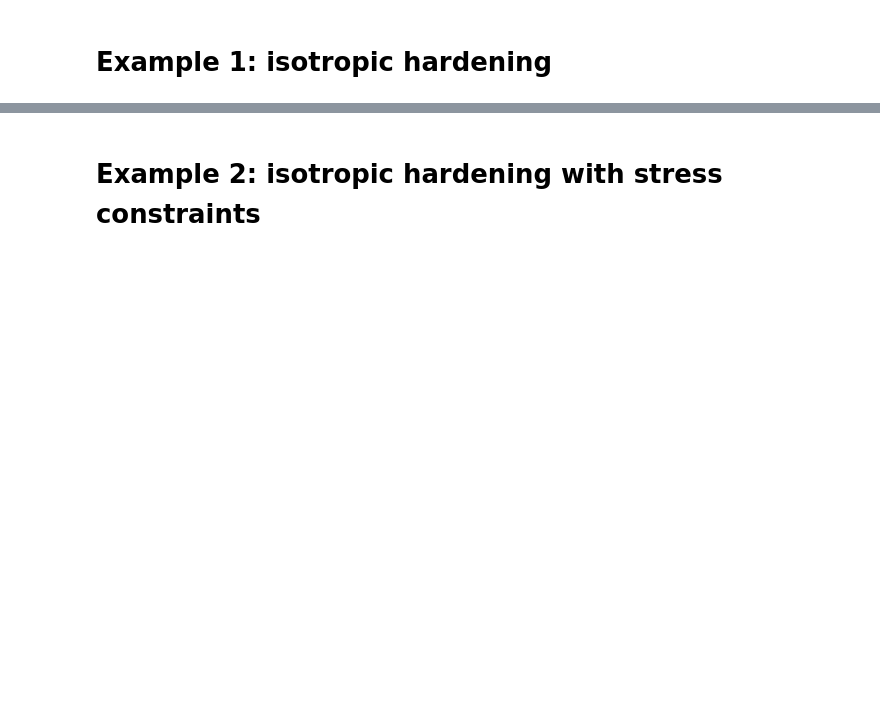
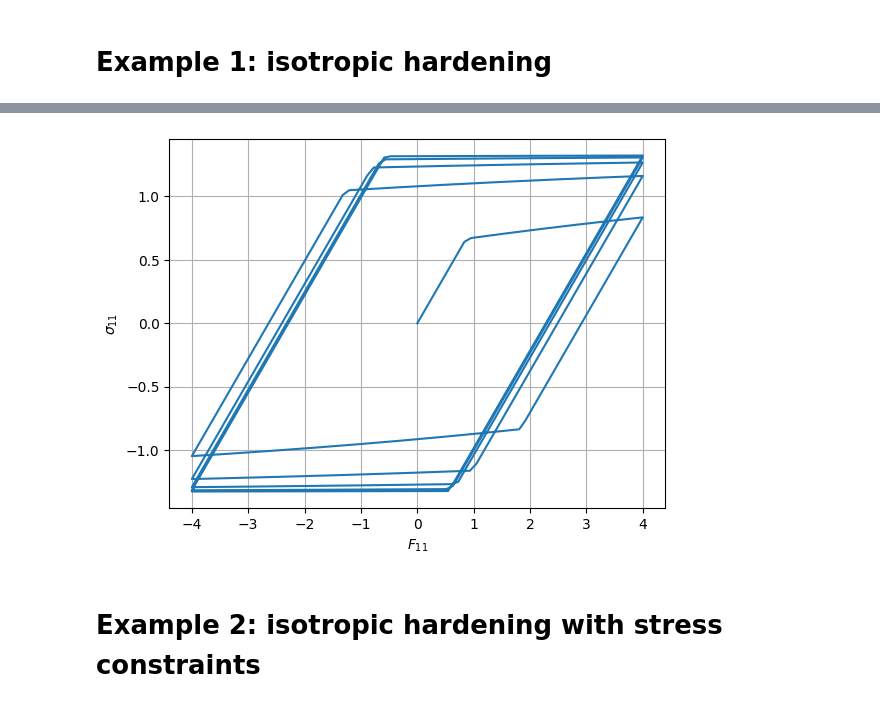
Before and after one commit to kerfriden/jax_constitutive_law, a Jupyter notebook: jax_cl_3.ipynb, the cells around one changed output, grey strips where cells are left out. Drawn from its saved outputs; the diff is of its cells as text; code cells hidden in the pictures; blank space fills up the shorter version.

```diff
--- a/jax_cl_3.ipynb
+++ b/jax_cl_3.ipynb
@@ -503,9 +503,12 @@ def simulate(update_fn, internal_state, load, params):
 def R_iso(p, params):
     return params["Q"] * (1.0 - jnp.exp(-params["b"] * p))
 
+def vm(sigma, params):
+    s = dev_voigt(sigma)
+    return jnp.sqrt(3.0/2.0) * jnp.sqrt(jnp.vdot(s, s))
+
 def f_func(sigma, p, params):
-    s = dev_voigt(sigma)
-    return jnp.sqrt(3.0/2.0) * norm_voigt(s) - (params["sigma_y"] + R_iso(p, params))
+    return vm(sigma, params) - (params["sigma_y"] + R_iso(p, params))
 
 #grad_f_wrt_sigma = jax.grad(lambda sigma, p, params: f_func(sigma, p, params), argnums=0)
 
@@ -513,7 +516,7 @@ def f_func(sigma, p, params):
 def residuals(x, epsilon, state_old, params):
 
     C = C_iso_voigt(params["E"], params["nu"])
-    sigma, eps_p, p, gamma = x["sigma"], x["eps_p"], x["p"], x["gamma"]
+    sigma, eps_p, p = x["sigma"], x["eps_p"], x["p"]
     eps_p_old, p_old = state_old["epsilon_p"], state_old["p"]
 
     sig_trial = C @ (epsilon - eps_p_old)
@@ -527,13 +530,12 @@ def residuals(x, epsilon, state_old, params):
     # pas de projection supplémentaire ici (reste fidèle à la version qui marche)
 
     # 3) écoulement associé + cumul de plasticité
-    res_epsp  = (eps_p - eps_p_old) - gamma * df_dsigma
-    res_p     = (p - p_old) - gamma
+    res_epsp  = (eps_p - eps_p_old) -(p - p_old) * df_dsigma
 
     # 4) consistance plastique vs. γ=0 élastique
-    res_gamma = f_func(sigma, p, params)
+    res_p = f_func(sigma, p, params)
 
-    return {"res_sigma": res_sigma, "res_epsp": res_epsp, "res_p": res_p, "res_gamma": res_gamma}
+    return {"res_sigma": res_sigma, "res_epsp": res_epsp, "res_p": res_p}
 
 # ----------------- constitutive update (pure function) -----------------
 def constitutive_update_fn(state_old, step_load, params, alg = {"tol" :1e-8, "abs_tol":1e-12, "max_it":100}):
@@ -559,8 +561,7 @@ def constitutive_update_fn(state_old, step_load, params, alg = {"tol" :1e-8, "ab
         x0 = {
             "sigma": sigma_trial,
             "eps_p": eps_p_old,
-            "p":     jnp.asarray(p_old, dtype=dtype),
-            "gamma": jnp.asarray(0.0, dtype=dtype),
+            "p":     jnp.asarray(p_old, dtype=dtype)
         }
         x_sol, iters = newton_unravel(
             residuals, x0, (epsilon, state_old, params),
@@ -654,0 +731,59 @@ iteration count (first 100) [0 0 0 0 0 0 0 0 2 2 2 2 2 2 2 2 2 2 2 2 2 2 2 2 2 2
+# %%
+from dataclasses import fields
+# material params
+E, nu = 1.0, 0.3
+params = {
+    "sigma_y": 1.0,
+    "Q": 1.0,
+    "b": jnp.array(0.1),
+    "E" : 1.0,
+    "nu": 0.3,
+}
+
+# strain history
+n_ts = 1000
+ts = jnp.linspace(0., 1., n_ts)
+eps_xx = 4.0 * jnp.sin(ts * 30.0)
+epsilon_ts = (jnp.zeros((n_ts, 6))
+              .at[:, 0].set(eps_xx)
+              .at[:, 1].set(-0.5 * eps_xx)
+              .at[:, 2].set(-0.5 * eps_xx))
+
+print("epsilon_ts.dtype",epsilon_ts.dtype)
+
+load={"epsilon": epsilon_ts}
+
+# initial state
+state0 = {"epsilon_p": jnp.zeros(6), "p": jnp.array(0.0)}
+
+# run
+t0 = time.time()
+state_T, saved = simulate(constitutive_update_fn,state0, load, params)
+fields_ts, state_ts, logs_ts = saved["fields"], saved["state"], saved["logs"]
+jax.block_until_ready(saved)
+print("simulate (first call):  %.2f ms" % ((time.time()-t0)*1e3))
+
+# run
+t0 = time.time()
+state_T, saved = simulate(constitutive_update_fn,state0, load, params)
+fields_ts, state_ts, logs_ts = saved["fields"], saved["state"], saved["logs"]
+jax.block_until_ready(saved)
+print("simulate (already compiled):  %.2f ms" % ((time.time()-t0)*1e3))
+
+# quick checks
+print("Final p:", state_T["p"])
+print("Hist sigma shape:", fields_ts["sigma"].shape)
+print("Hist eps_p shape:", state_ts["epsilon_p"].shape)
+print("Hist p shape:", state_ts["p"].shape)
+
+#plot_stress_strain(saved, load, comp=0)
+
+print("iteration count (first 100)",saved["logs"]["conv"][:100])
+
+eps11 = jnp.array(load["epsilon"][:,0])
+plt.plot(eps11,fields_ts["sigma"][:,0])
+plt.grid()
+plt.xlabel(r"$F_{11}$")
+plt.ylabel(r"$\sigma_{11}$")
+plt.show()
+# %% [output]
@@ -655,3 +800,4 @@ iteration count (first 100) [0 0 0 0 0 0 0 0 2 2 2 2 2 2 2 2 2 2 2 2 2 2 2 2 2 2
+[figure, added]
 # %% [markdown]
 # Example 2: isotropic hardening with stress constraints
 # %%
```
Also changed, not shown: parts of 19 cells of this notebook.
